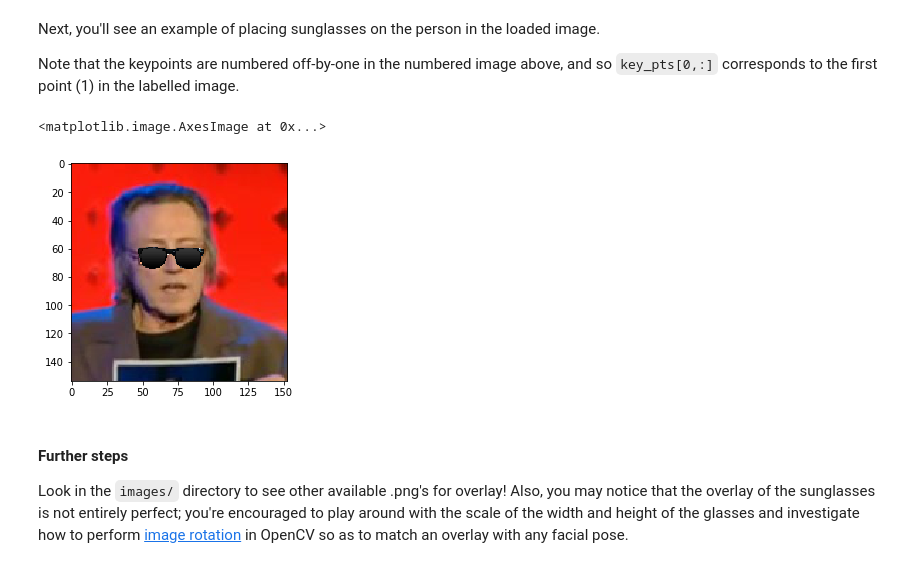
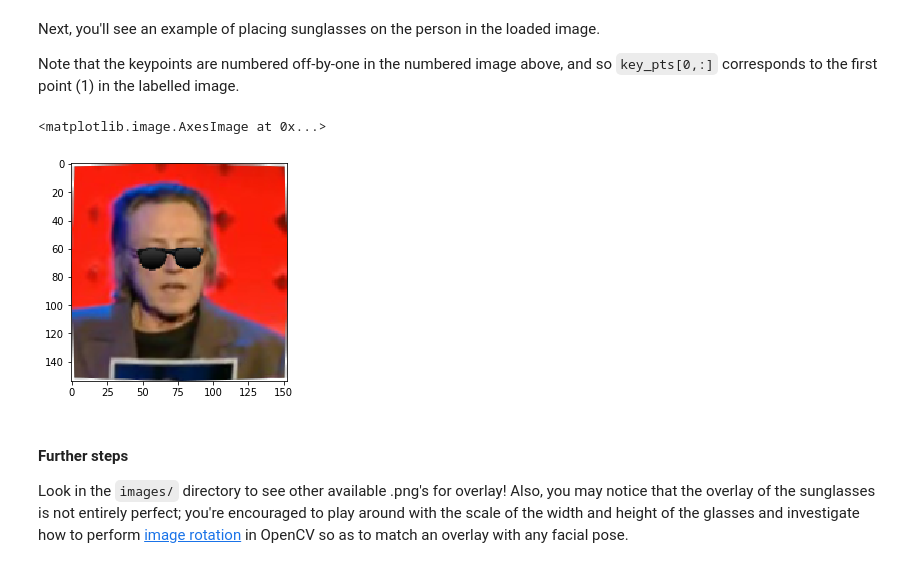
Before and after one commit to boltonn/facial_keypoints, a Jupyter notebook: 4.Fun_with_Keypoints.ipynb, the cells around one changed output. Saved outputs shown, nothing was run; the diff lists cells and outputs as text; code cells hidden in the pictures.

Commit message:
rotation of overlaid images

```diff
--- a/4.Fun_with_Keypoints.ipynb
+++ b/4.Fun_with_Keypoints.ipynb
@@ -101,3 +101,9 @@ plt.show()
 # %% [output]
 Image name:  Christopher_Walken_01.jpg
 [figure]
+# %%
+def rotateImage(image, angle):
+    image_center = tuple(np.array(image.shape[1::-1]) / 2)
+    rot_mat = cv2.getRotationMatrix2D(image_center, angle, 1.0)
+    result = cv2.warpAffine(image, rot_mat, image.shape[1::-1], flags=cv2.INTER_LINEAR)
+    return result
@@ -116,35 +129,43 @@ image_copy = np.copy(image)
 x = int(key_pts[17, 0])
 y = int(key_pts[17, 1])
 
 # height and width of sunglasses
 # h = length of nose
 h = int(abs(key_pts[27,1] - key_pts[34,1]))
 # w = left to right eyebrow edges
 w = int(abs(key_pts[17,0] - key_pts[26,0]))
 
 # read in sunglasses
 sunglasses = cv2.imread('images/sunglasses.png', cv2.IMREAD_UNCHANGED)
 # resize sunglasses
 new_sunglasses =  cv2.resize(sunglasses, (w, h), interpolation = cv2.INTER_CUBIC)
 
+y_diff = key_pts[26,1] - key_pts[17,1]
+x_diff = key_pts[26,0] - key_pts[17,0]
+
+#new_sunglasses = rotateImage(new_sunglasses, angle=math.degrees(math.atan(-y_diff/x_diff)))
+#easier to rotate image and then rotate back
+image_copy = rotateImage(image_copy, angle=math.degrees(math.atan(y_diff/x_diff)))
+
+
 # get region of interest on the face to change
 roi_color = image_copy[y:y+h,x:x+w]
 
 # find all non-transparent pts
 ind = np.argwhere(new_sunglasses[:,:,3] > 0)
 
 # for each non-transparent point, replace the original image pixel with that of the new_sunglasses
 for i in range(3):
     roi_color[ind[:,0],ind[:,1],i] = new_sunglasses[ind[:,0],ind[:,1],i]
 # set the area of the image to the changed region with sunglasses
 image_copy[y:y+h,x:x+w] = roi_color
-
+image_copy = rotateImage(image_copy, angle=-math.degrees(math.atan(y_diff/x_diff))/2)
 
 # display the result!
 plt.imshow(image_copy)
 # %% [output]
 <matplotlib.image.AxesImage at 0x...>
-[figure, old version]
+[figure, new version]
 # %% [markdown]
 #### Further steps
 
```
Also changed, not shown: parts of 2 cells of this notebook.
